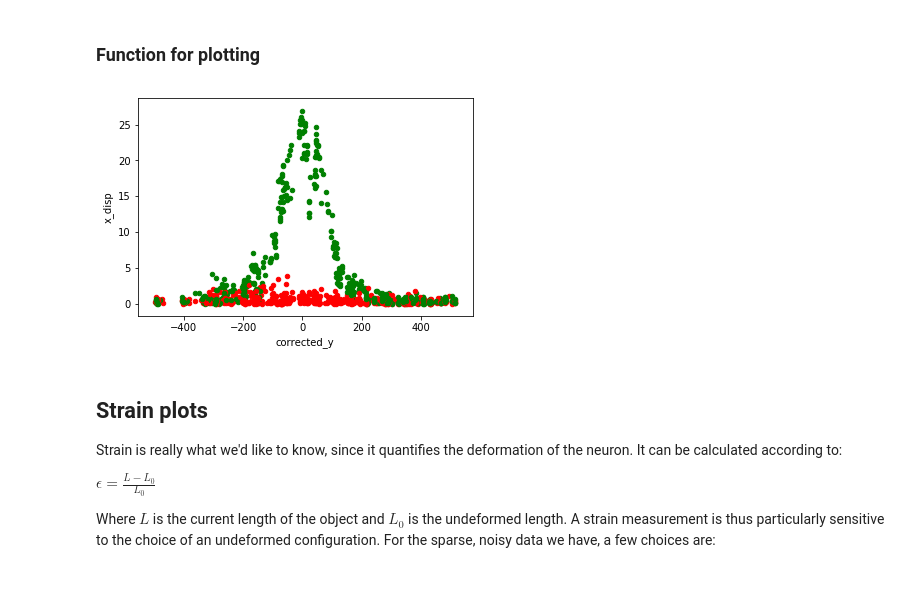
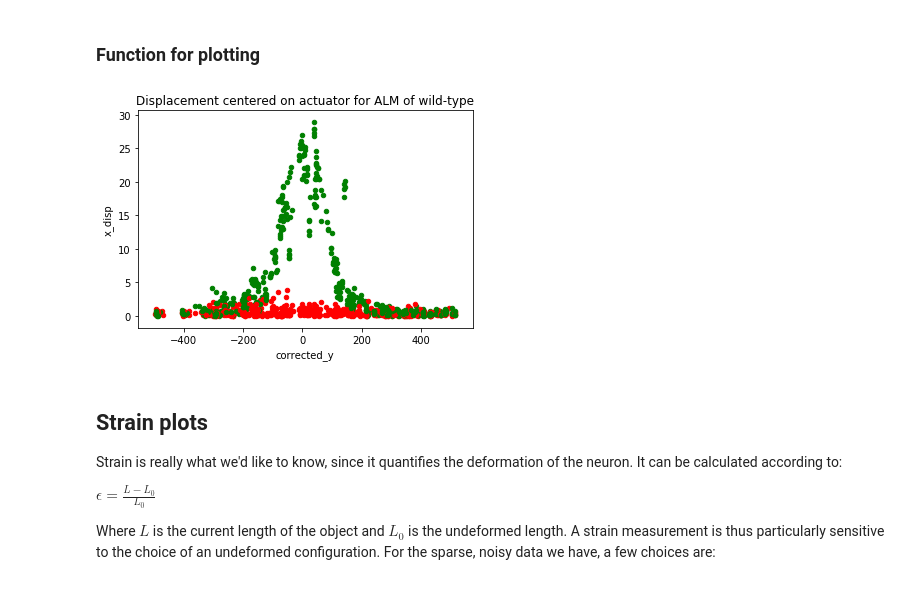
Before and after one commit to anekimken/SSN_ImageAnalysis, a Jupyter notebook: Notebooks/Mitochondria Displacement Plots.ipynb, the cells around one changed output. Cells and saved outputs as stored; diff of their text form; code cells hidden in the pictures.

```diff
--- a/Notebooks/Mitochondria Displacement Plots.ipynb
+++ b/Notebooks/Mitochondria Displacement Plots.ipynb
@@ -3,4 +3,5 @@
 Script that goes through analyzed data and makes plots of mitochondria displacements
 ### File location parameters
 # %%
-analyzed_data_dir = '/Users/adam/Documents/SenseOfTouchResearch/SSN_ImageAnalysis/AnalyzedData/'
+analyzed_data_dir = '/Users/adam/Documents/SenseOfTouchResearch/SSN_AnalyzedData/'
+fig_save_dir = analyzed_data_dir + 'PreliminaryPlots/'
@@ -7,3 +10,11 @@ analyzed_data_dir = '/Users/adam/Documents/SenseOfTouchResearch/SSN_ImageAnalysi
+# %%
+current_worm_strain = 'NM3573'
+current_neuron = 'ALM'
+
+allele_dict = {'NM3573': 'wild-type',
+               'GN885': 'him-4(e1267)',
+               'GN886': 'mec-1(e1066)',
+               'GN887': 'mec-1(e1738)'}
 # %% [markdown]
 ### Import packages
 # %%
@@ -102,7 +119,7 @@ def plot_disp_centered_on_actuator(linked_mitos_df: pd.DataFrame,
         fig, ax = plt.subplots()
         plot_title = metadata_df.loc[:,'Experiment_id'].values[0]
     else:
-        plot_title = None
+        plot_title = 'Displacement centered on actuator for ' + current_neuron + ' of ' + allele_dict[current_worm_strain]
 
     linked_mitos_df.loc[linked_mitos_df['pressure'] == 0].groupby(['frame']).plot(
             x='corrected_y', y=plot_axes,
@@ -114,37 +131,38 @@ def plot_disp_centered_on_actuator(linked_mitos_df: pd.DataFrame,
 # get all the metadata
 all_metadata = get_experiment_df(analyzed_data_dir)
 # select only the trials we want
 trials_with_strain_and_actuator = all_metadata.loc[(all_metadata['analysis_status'] == 'Strain calculated') &
                                                    (all_metadata['actuator_center'].notnull()) &
-                                                   (all_metadata['worm_strain'] == 'NM3573') &
-                                                   (all_metadata['neuron'] == 'ALM')]
+                                                   (all_metadata['worm_strain'] == current_worm_strain) &
+                                                   (all_metadata['neuron'] == current_neuron)]
+
 # make plots for those trials
 fig, ax = plt.subplots()
 # fig2, ax2 = plt.subplots()
 for index, row in trials_with_strain_and_actuator.iterrows():
     experiment_id = row['Experiment_id']
     metadata = trials_with_strain_and_actuator.loc[all_metadata['Experiment_id'] == experiment_id]
 
     strain_file = analyzed_data_dir + experiment_id + '/strain.yaml'
     with open(strain_file, 'r') as yamlfile:
         strain_df = yaml.safe_load(yamlfile)
     strain_df = pd.DataFrame(strain_df)
 
     linked_mitos_file = analyzed_data_dir + experiment_id + '/mito_locations.yaml'
     with open(linked_mitos_file, 'r') as yamlfile:
         linked_mitos_df = yaml.safe_load(yamlfile)
     linked_mitos_df = pd.DataFrame.from_dict(linked_mitos_df)
 
     plot_disp_centered_on_actuator(linked_mitos_df, metadata, 'x', ax)
     # shade by trial
 #     plot_disp_centered_on_actuator(linked_mitos_df, metadata, 'x', ax2, True)
 #     plot_disp_centered_on_actuator(linked_mitos_df, metadata, 'x')
 #     plot_disp_centered_on_actuator(linked_mitos_df, metadata, 'xz', ax)
 #     plot_disp_centered_on_actuator(linked_mitos_df, metadata, 'xyz')
 
-# fig.savefig(analyzed_data_dir + 'aggregatedDataFig.png')
+fig.savefig(fig_save_dir + current_worm_strain + '_' + current_neuron + '/aggregatedDisplacement.png')
 # %% [output]
-[figure, old version]
+[figure, new version]
 # %% [markdown]
 ## Strain plots
 Strain is really what we'd like to know, since it quantifies the deformation of the neuron. It can be calculated according to:
```
Also changed, not shown: parts of 9 cells of this notebook, 2 other files.
